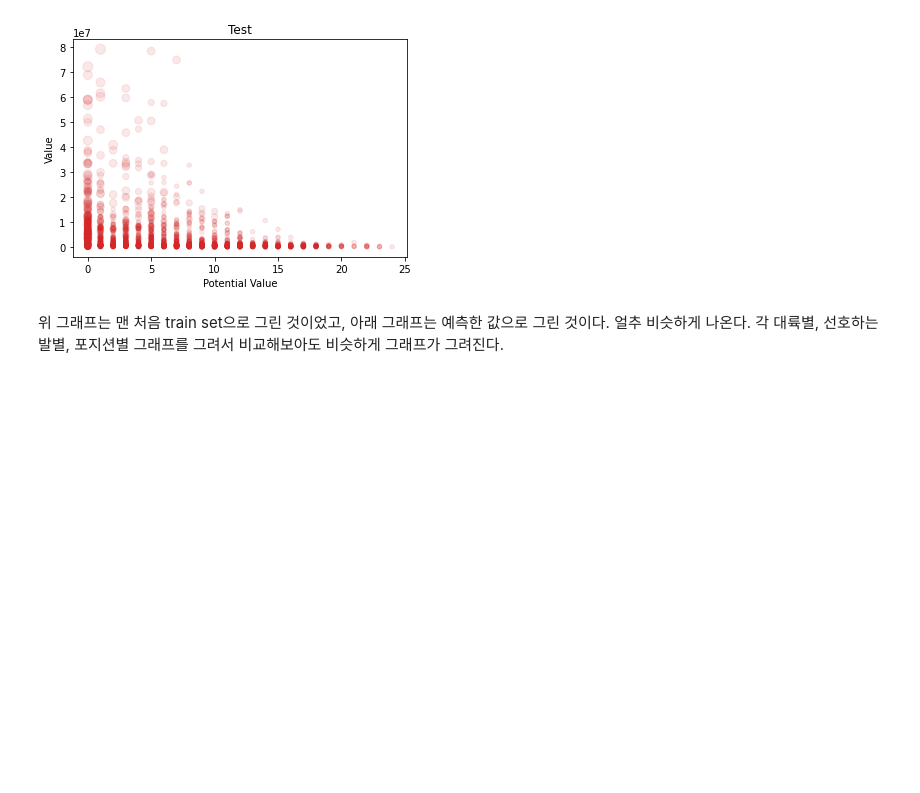
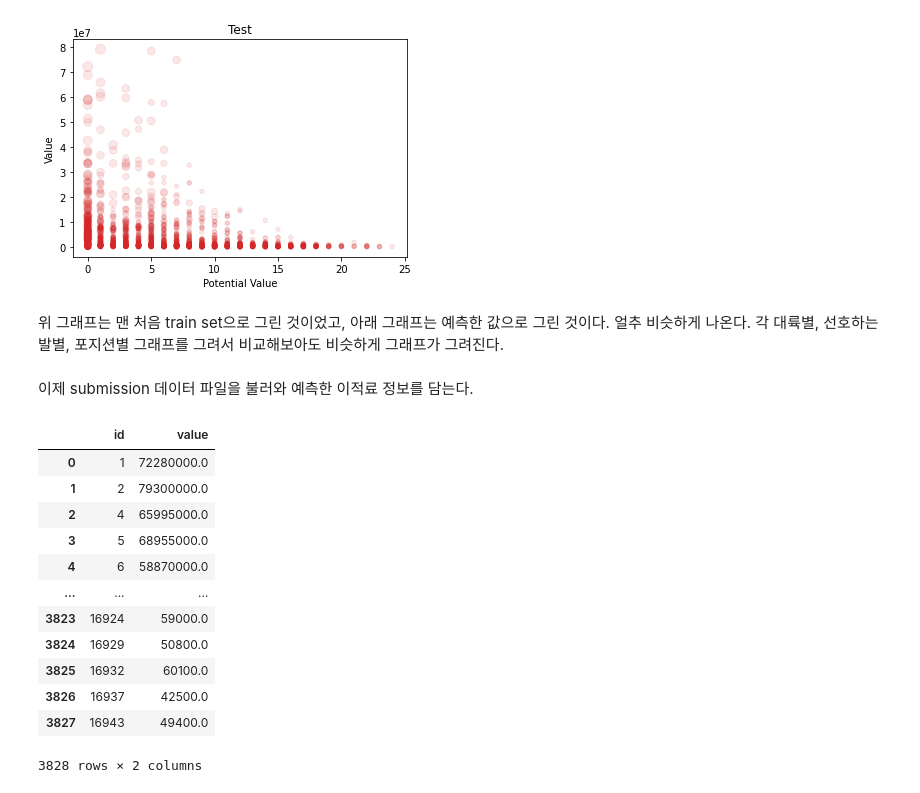
Before and after one commit to yoontori/prac_class, a Jupyter notebook: TransferFees.ipynb, the cells around one changed output. Saved outputs shown, nothing was run; the diff lists cells and outputs as text; code cells hidden in the pictures; blank space fills up the shorter version.

```diff
--- a/TransferFees.ipynb
+++ b/TransferFees.ipynb
@@ -255,3 +255,24 @@ plt.show()
 [figure]
 # %% [markdown]
 위 그래프는 맨 처음 train set으로 그린 것이었고, 아래 그래프는 예측한 값으로 그린 것이다. 얼추 비슷하게 나온다. 각 대륙별, 선호하는 발별, 포지션별 그래프를 그려서 비교해보아도 비슷하게 그래프가 그려진다.
+# %% [markdown]
+이제 submission 데이터 파일을 불러와 예측한 이적료 정보를 담는다.
+# %%
+submission = pd.read_csv(io.StringIO(uploaded['submission2.csv'].decode('utf-8')))
+submission['value'] = y_hat
+# %%
+submission
+# %% [output]
+|  | id | value |
+| 0 | 1 | 72280000.0 |
+| 1 | 2 | 79300000.0 |
+| 2 | 4 | 65995000.0 |
+| 3 | 5 | 68955000.0 |
+| 4 | 6 | 58870000.0 |
+| ... | ... | ... |
+| 3823 | 16924 | 59000.0 |
+| 3824 | 16929 | 50800.0 |
+| 3825 | 16932 | 60100.0 |
+| 3826 | 16937 | 42500.0 |
+| 3827 | 16943 | 49400.0 |
+3828 rows × 2 columns
```
